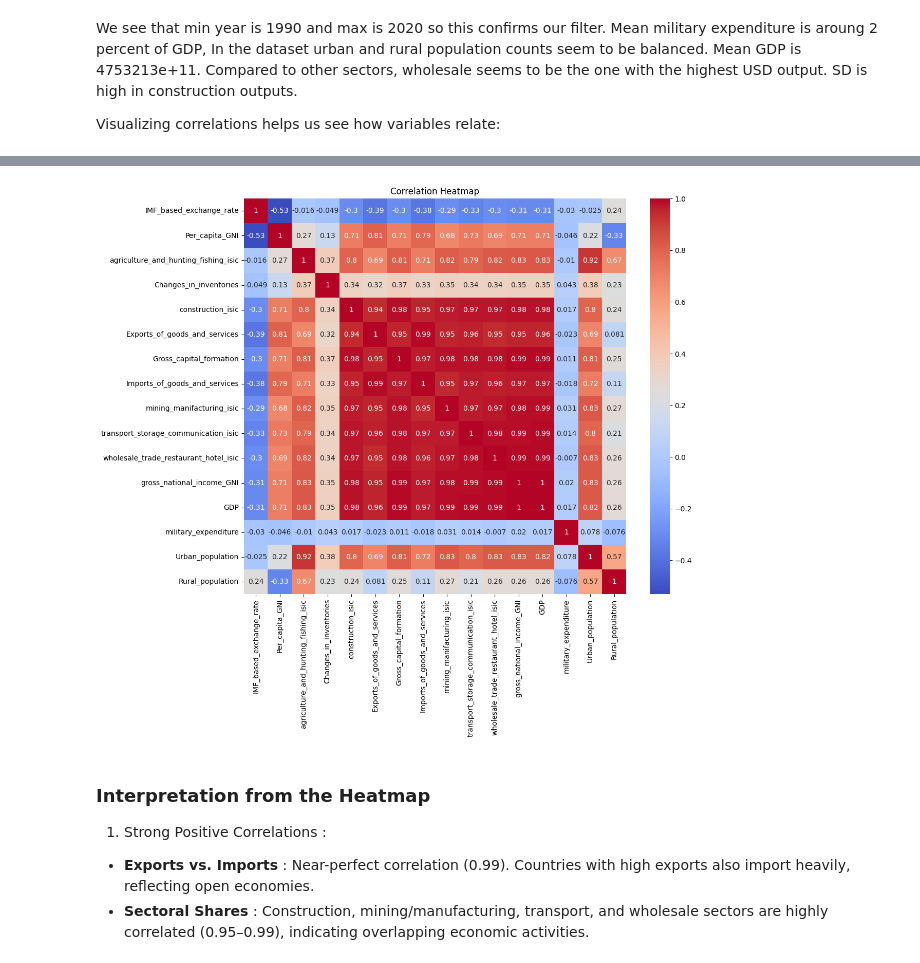
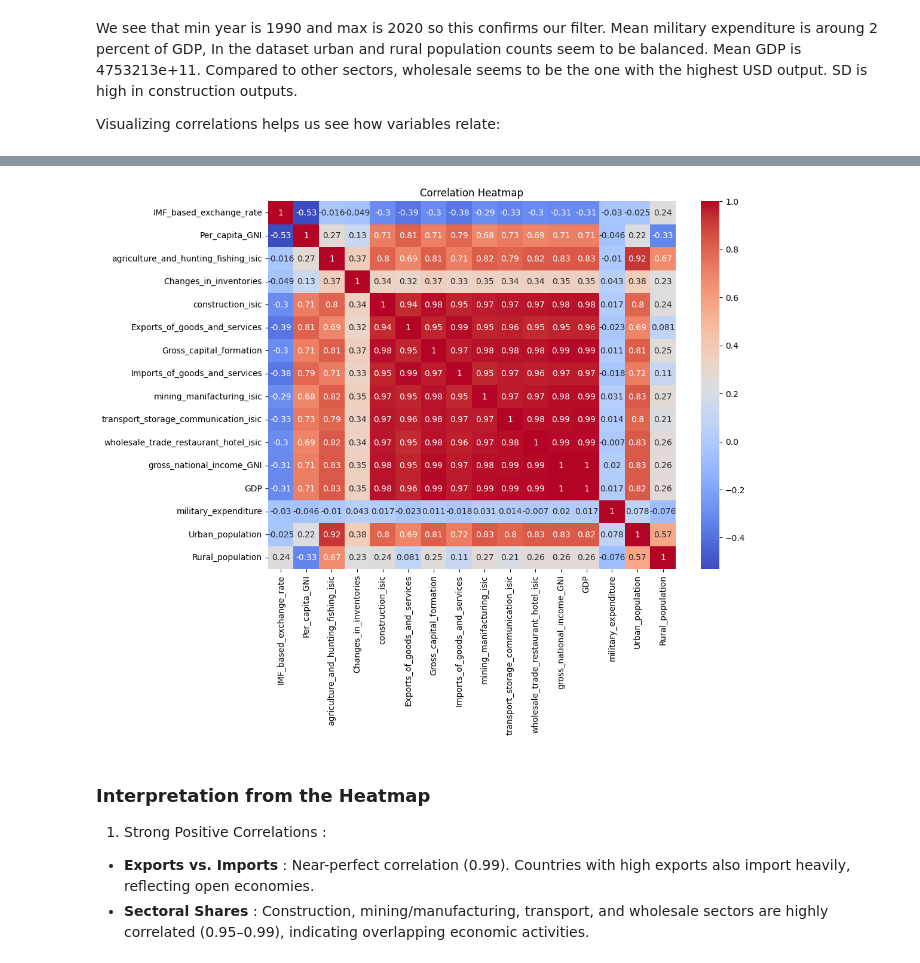
Before and after one commit to irmakoz1/ML1-HSLU, a Jupyter notebook: ML1-Project_TeamDraft_v2.ipynb, the cells around one changed output, grey strips where cells are left out. Drawn from its saved outputs; the diff is of its cells as text; code cells hidden in the pictures.

```diff
--- a/ML1-Project_TeamDraft_v2.ipynb
+++ b/ML1-Project_TeamDraft_v2.ipynb
@@ -259,10 +231,10 @@ plt.show()
 # %%
-plt.figure(figsize=(12,10))
+plt.figure(figsize=(11,8))
 sns.heatmap(df_log[features].corr(), annot=True, cmap='coolwarm')
 plt.title('Correlation Heatmap')
 plt.show()
 # %% [output]
-[figure, old version]
+[figure, new version]
 # %% [markdown]
 ### Interpretation from the Heatmap
 1. Strong Positive Correlations :
```
Also changed, not shown: parts of 85 cells of this notebook, 8 other files.
